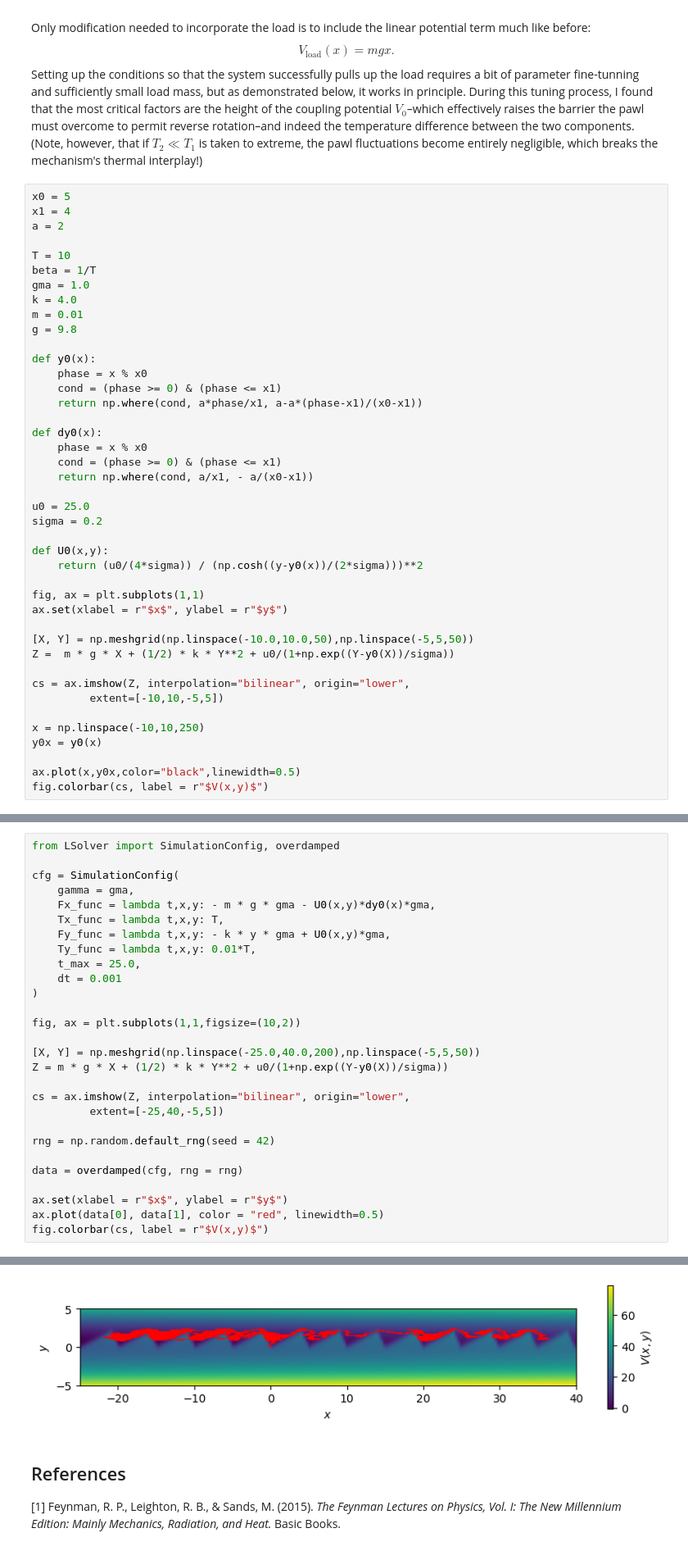
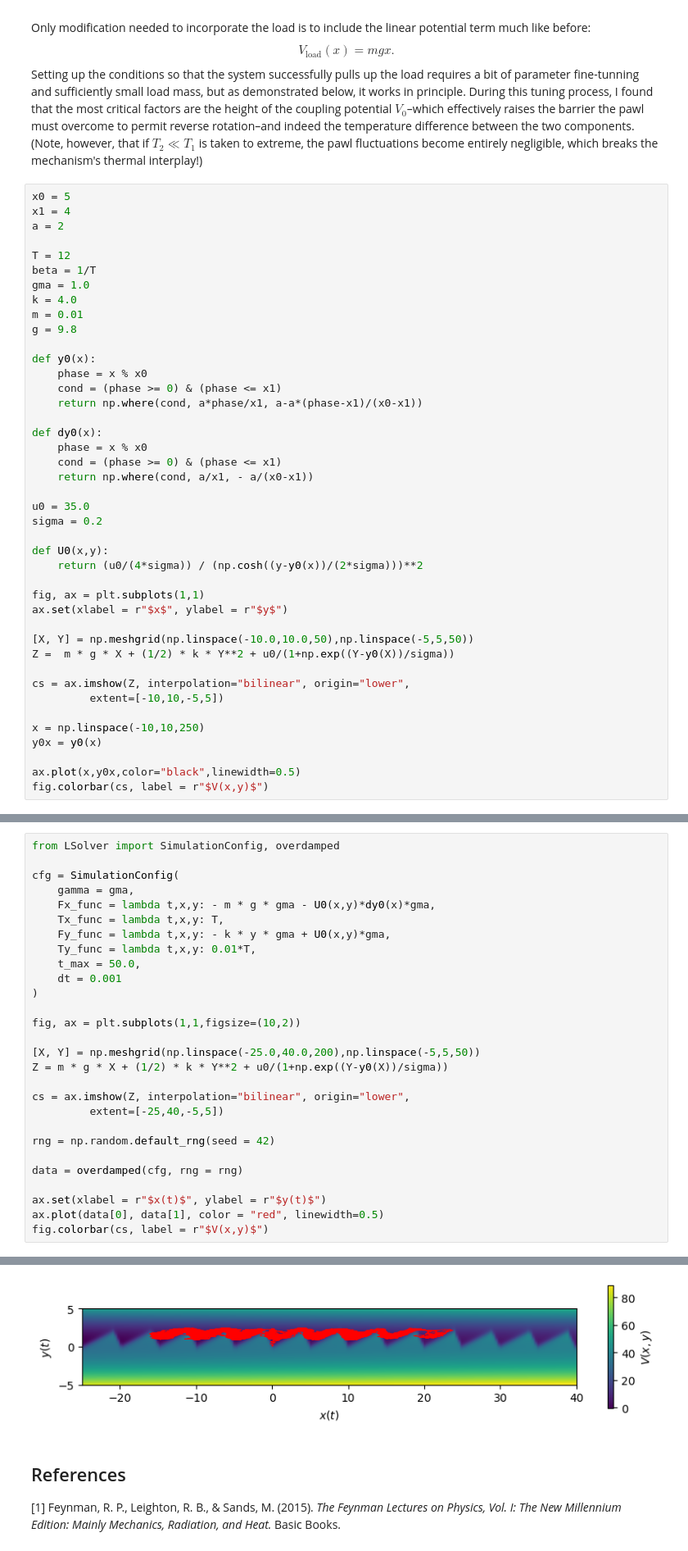
Before and after one commit to Ben-Janda/LSolver, a Jupyter notebook: examples/02_Feynmans-ratchet.ipynb, the cells around one changed output, grey strips where cells are left out. Shown at 82% size. Cells and saved outputs as stored; diff of their text form.

```diff
--- a/examples/02_Feynmans-ratchet.ipynb
+++ b/examples/02_Feynmans-ratchet.ipynb
@@ -308,7 +309,7 @@ x0 = 5
 x1 = 4
 a = 2
 
-T = 10
+T = 12
 beta = 1/T
 gma = 1.0
 k = 4.0
@@ -325,7 +326,7 @@ def dy0(x):
     cond = (phase >= 0) & (phase <= x1)
     return np.where(cond, a/x1, - a/(x0-x1))
 
-u0 = 25.0
+u0 = 35.0
 sigma = 0.2
 
 def U0(x,y):
@@ -351,34 +352,34 @@ fig.colorbar(cs, label = r"$V(x,y)$")
 # %%
 from LSolver import SimulationConfig, overdamped
 
 cfg = SimulationConfig(
     gamma = gma,
     Fx_func = lambda t,x,y: - m * g * gma - U0(x,y)*dy0(x)*gma,
     Tx_func = lambda t,x,y: T,
     Fy_func = lambda t,x,y: - k * y * gma + U0(x,y)*gma,
     Ty_func = lambda t,x,y: 0.01*T,
-    t_max = 25.0,
+    t_max = 50.0,
     dt = 0.001
 )
 
 fig, ax = plt.subplots(1,1,figsize=(10,2))
 
 [X, Y] = np.meshgrid(np.linspace(-25.0,40.0,200),np.linspace(-5,5,50))
 Z = m * g * X + (1/2) * k * Y**2 + u0/(1+np.exp((Y-y0(X))/sigma))
 
 cs = ax.imshow(Z, interpolation="bilinear", origin="lower",
          extent=[-25,40,-5,5])
 
 rng = np.random.default_rng(seed = 42)
 
 data = overdamped(cfg, rng = rng)
 
-ax.set(xlabel = r"$x$", ylabel = r"$y$")
+ax.set(xlabel = r"$x(t)$", ylabel = r"$y(t)$")
 ax.plot(data[0], data[1], color = "red", linewidth=0.5)
 fig.colorbar(cs, label = r"$V(x,y)$")
 # %% [output]
 <matplotlib.colorbar.Colorbar at 0x...>
-[figure, old version]
+[figure, new version]
 # %% [markdown]
 ## References
 
```
Also changed, not shown: parts of 6 cells of this notebook, 4 other files.
